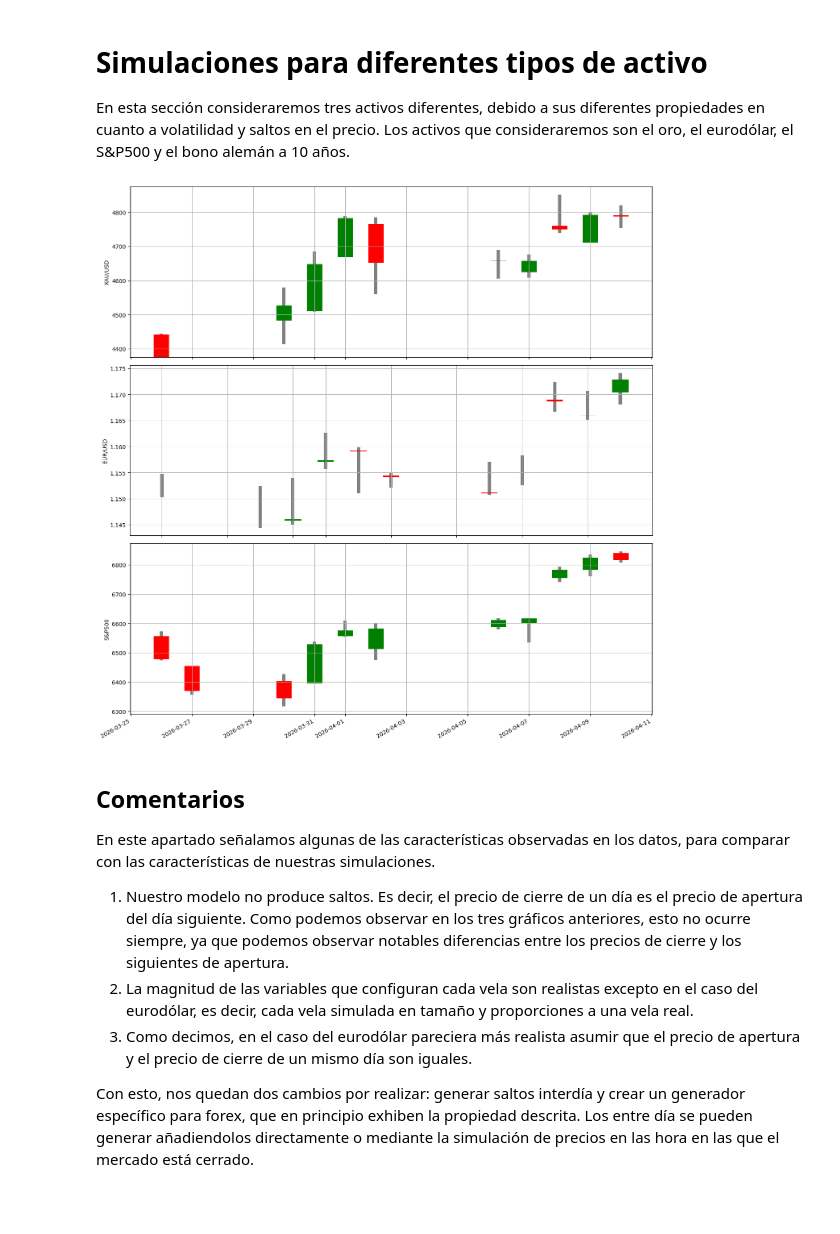
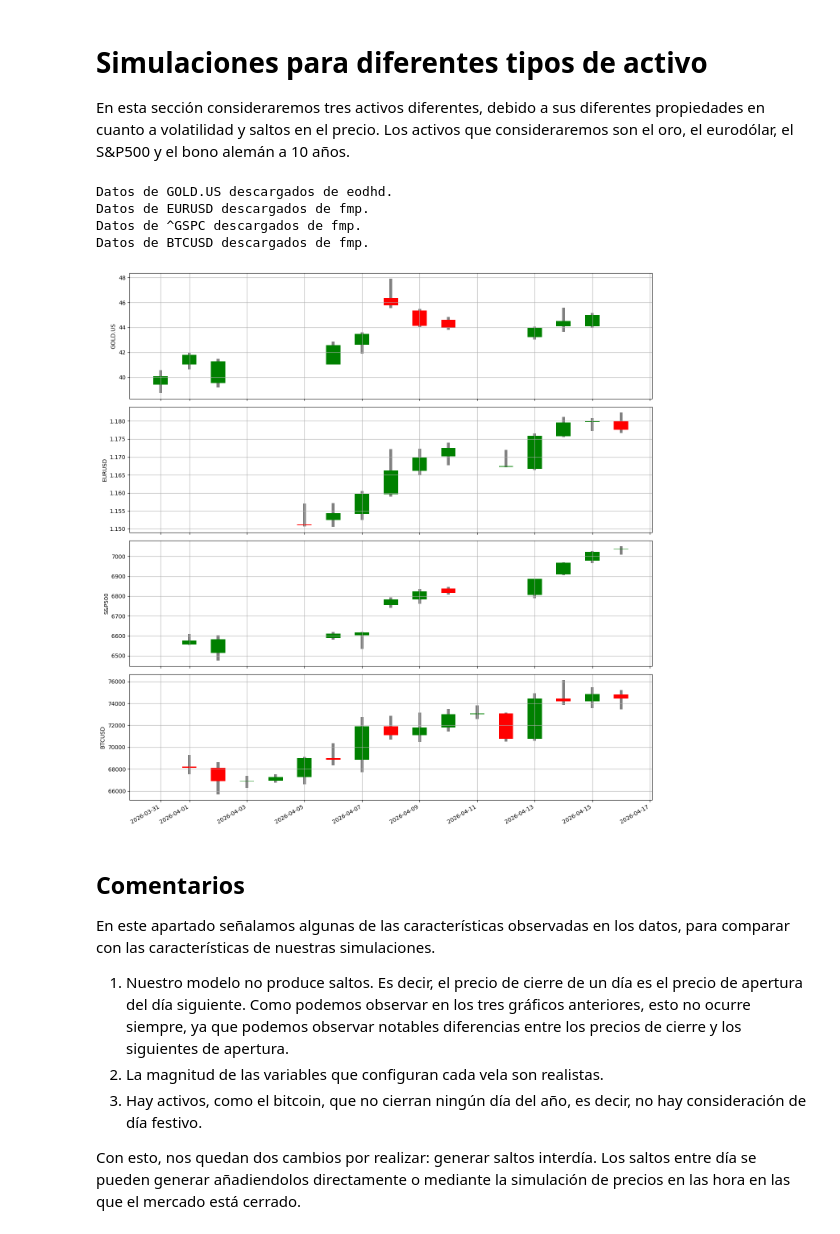
Before and after one commit to Jordi103/simulacion_de_mercado, a Jupyter notebook: simulaciones_OHLC.ipynb, the cells around one changed output. Saved outputs shown, nothing was run; the diff lists cells and outputs as text; code cells hidden in the pictures; blank space fills up the shorter version.

Commit message:
Añadida fuente de datos eodhd.

```diff
--- a/simulaciones_OHLC.ipynb
+++ b/simulaciones_OHLC.ipynb
@@ -121,31 +121,40 @@ importlib.reload(datos)
 dd = datos.StockDataDownloader()
 
 
-# futuros sobre el oro, no oro directamente
-xau = dd.download_from_any_source("GC=F")
-eurusd = dd.download_from_any_source("EURUSD=X")
+# futuros sobre el oro, no oro directamente, XAUUSD no está disponible
+xau = dd.download_from_any_source("GOLD.US")
+eurusd = dd.download_from_any_source("EURUSD")
 sp500 = dd.download_from_any_source("^GSPC")
+btcusd = dd.download_from_any_source("BTCUSD")
 # No encontramos datos para el bono alemán a 10a.
 # de10y = dd.download_from_any_source("TMBMKDE-10Y")
+# %% [output]
+Datos de GOLD.US descargados de eodhd.
+Datos de EURUSD descargados de fmp.
+Datos de ^GSPC descargados de fmp.
+Datos de BTCUSD descargados de fmp.
 # %%
 importlib.reload(datos)
 
-fig, axes = plt.subplots(3, 1, figsize = (14,14))
+fig, axes = plt.subplots(4, 1, figsize = (14,14), sharex=True)
 datos.OHLC(xau.iloc[-11:]).plot(ax=axes[0])
-axes[0].set_ylabel('XAU/USD')
+axes[0].set_ylabel('GOLD.US')
 datos.OHLC(eurusd.iloc[-11:]).plot(ax=axes[1])
-axes[1].set_ylabel('EUR/USD')
+axes[1].set_ylabel('EURUSD')
 datos.OHLC(sp500.iloc[-11:]).plot(ax=axes[2])
 axes[2].set_ylabel('S&P500')
+datos.OHLC(btcusd.iloc[-16:]).plot(ax=axes[3])
+axes[3].set_ylabel('BTCUSD')
 fig.tight_layout()
 # %% [output]
-[figure, old version]
+[figure, new version]
 # %% [markdown]
 ## Comentarios
 En este apartado señalamos algunas de las características observadas en los datos, para comparar con las características de nuestras simulaciones.
 
 1. Nuestro modelo no produce saltos. Es decir, el precio de cierre de un día es el precio de apertura del día siguiente. Como podemos observar en los tres gráficos anteriores, esto no ocurre siempre, ya que podemos observar notables diferencias entre los precios de cierre y los siguientes de apertura.
-2. La magnitud de las variables que configuran cada vela son realistas excepto en el caso del eurodólar, es decir, cada vela simulada en tamaño y proporciones a una vela real.
-3. Como decimos, en el caso del eurodólar pareciera más realista asumir que el precio de apertura y el precio de cierre de un mismo día son iguales.
+2. La magnitud de las variables que configuran cada vela son realistas.
+3. Hay activos, como el bitcoin, que no cierran ningún día del año, es decir, no hay consideración de día festivo.
 
-Con esto, nos quedan dos cambios por realizar: generar saltos interdía y crear un generador específico para forex, que en principio exhiben la propiedad descrita. Los entre día se pueden generar añadiendolos directamente o mediante la simulación de precios en las hora en las que el mercado está cerrado.
+
+Con esto, nos quedan dos cambios por realizar: generar saltos interdía. Los saltos entre día se pueden generar añadiendolos directamente o mediante la simulación de precios en las hora en las que el mercado está cerrado.
```
Also changed, not shown: parts of 7 cells of this notebook, 1 other file.
